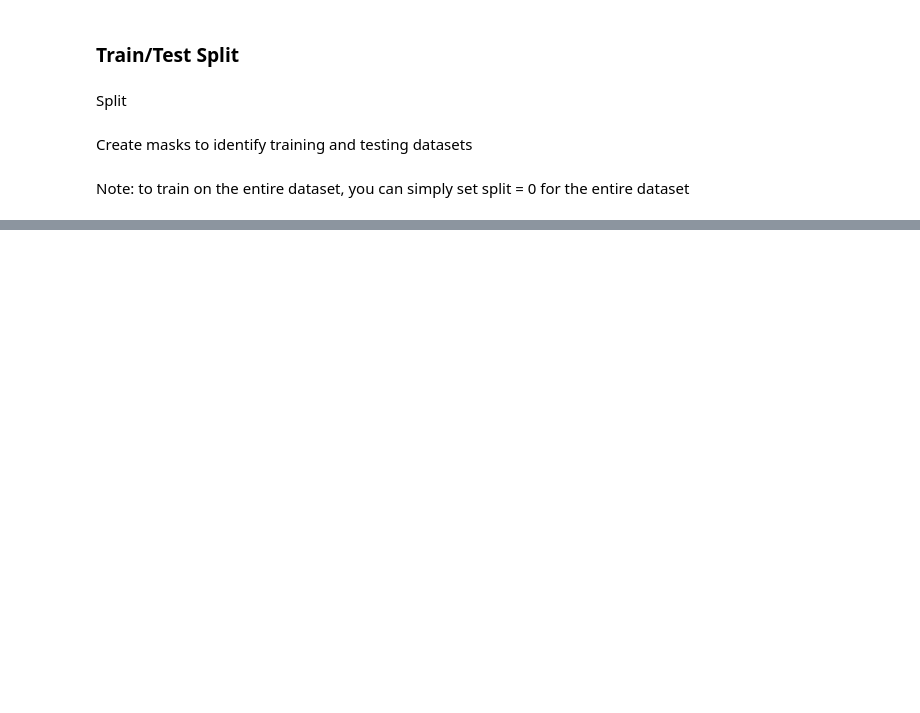
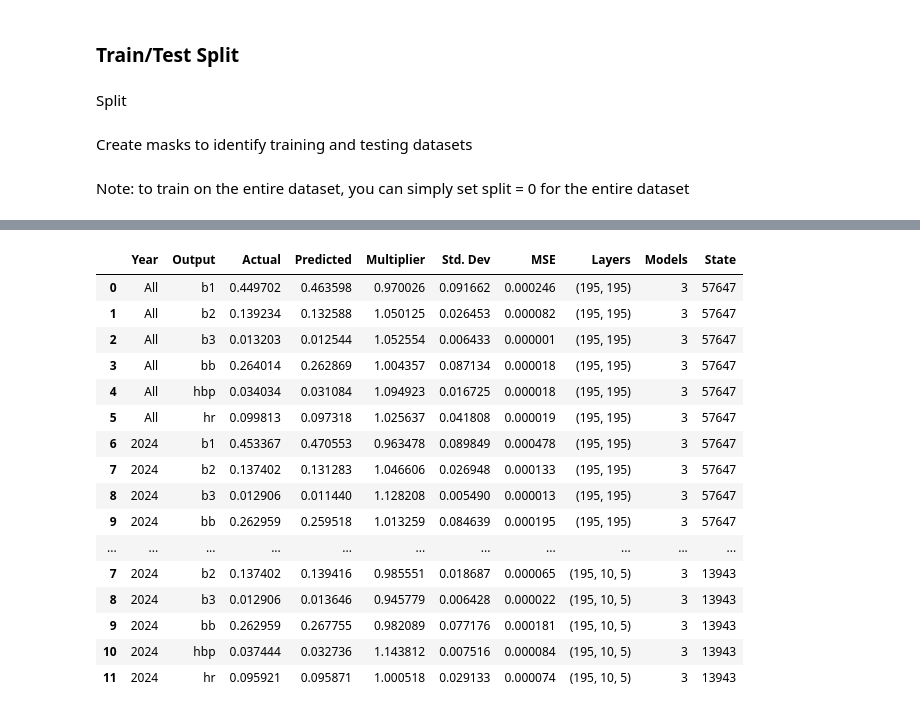
Before and after one commit to jamesgiles1993/Code, a Jupyter notebook: Previous/M03. Plate Appearances-Three.ipynb, the cells around one changed output, grey strips where cells are left out. Saved outputs shown, nothing was run; the diff lists cells and outputs as text; code cells hidden in the pictures; blank space fills up the shorter version.

```diff
--- a/Previous/M03. Plate Appearances-Three.ipynb
+++ b/Previous/M03. Plate Appearances-Three.ipynb
@@ -302,3 +331,5 @@ model_dataset.reset_index(drop=True, inplace=True)
+# %%
+n1 = len(input_list) + 1
 # %% [markdown]
 ### Train/Test Split
 # %% [markdown]
@@ -825,0 +677,2 @@ import winsound; winsound.MessageBeep()
+# %%
+safe_stat_list = []
@@ -825,0 +760,36 @@ import winsound; winsound.MessageBeep()
+# %%
+# All
+all_df_list = []
+for var in safe_outputs:
+    actual = model_dataset.loc[~training_mask & ~out_mask][f'{var}_act'].mean()
+    predicted = model_dataset.loc[~training_mask & ~out_mask][f'{var}_pred'].mean()
+    mult = actual/predicted
+    stdev = model_dataset.loc[~training_mask & ~out_mask][f'{var}_pred'].std()
+    globals()[f"{var}_df"]['se'] = (globals()[f"{var}_df"][f'{var}_act'] - globals()[f"{var}_df"][f'{var}_pred']) ** 2
+    mse = globals()[f"{var}_df"]['se'].mean()
+    all_df = pd.DataFrame(["All", var, actual, predicted, mult, stdev, mse])
+    all_df_list.append(all_df)
+
+all_dfs = pd.concat(all_df_list, axis=1).T
+
+# Year
+recent_df_list = []
+for var in safe_outputs:
+    actual = model_dataset.query(f'year >= {year}').loc[~training_mask & ~out_mask][f'{var}_act'].mean()
+    predicted = model_dataset.query(f'year == {year}').loc[~training_mask & ~out_mask][f'{var}_pred'].mean()
+    mult = actual/predicted
+    stdev = model_dataset.query(f'year == {year}').loc[~training_mask & ~out_mask][f'{var}_pred'].std()
+    globals()[f"{var}_year_df"]['se'] = (globals()[f"{var}_year_df"][f'{var}_act'] - globals()[f"{var}_year_df"][f'{var}_pred']) ** 2
+    mse = globals()[f"{var}_year_df"]['se'].mean()
+    recent_df = pd.DataFrame([str(int(year)), var, actual, predicted, mult, stdev, mse])
+    recent_df_list.append(recent_df)
+
+recent_dfs = pd.concat(recent_df_list, axis=1).T
+
+# # DataFrame
+safe_stat_df = pd.concat([all_dfs, recent_dfs], axis=0).reset_index(drop=True)
+safe_stat_df.columns = ['Year', 'Output', 'Actual', 'Predicted', "Multiplier", 'Std. Dev', 'MSE']
+safe_stat_df['Layers'] = str(layers)
+safe_stat_df['Models'] = num_models
+safe_stat_df['State'] = random_state
+safe_stat_df[['Year', 'Layers', 'Models', 'State', 'Output', 'Actual', 'Predicted', "Multiplier", 'Std. Dev', 'MSE']]
@@ -825,0 +810,22 @@ import winsound; winsound.MessageBeep()
+# %%
+safe_stat_list.append(safe_stat_df)
+all_safe_stat_df = pd.concat(safe_stat_list)
+all_safe_stat_df
+# %% [output]
+|  | Year | Output | Actual | Predicted | Multiplier | Std. Dev | MSE | Layers | Models | State |
+| 0 | All | b1 | 0.449702 | 0.463598 | 0.970026 | 0.091662 | 0.000246 | (195, 195) | 3 | 57647 |
+| 1 | All | b2 | 0.139234 | 0.132588 | 1.050125 | 0.026453 | 0.000082 | (195, 195) | 3 | 57647 |
+| 2 | All | b3 | 0.013203 | 0.012544 | 1.052554 | 0.006433 | 0.000001 | (195, 195) | 3 | 57647 |
+| 3 | All | bb | 0.264014 | 0.262869 | 1.004357 | 0.087134 | 0.000018 | (195, 195) | 3 | 57647 |
+| 4 | All | hbp | 0.034034 | 0.031084 | 1.094923 | 0.016725 | 0.000018 | (195, 195) | 3 | 57647 |
+| 5 | All | hr | 0.099813 | 0.097318 | 1.025637 | 0.041808 | 0.000019 | (195, 195) | 3 | 57647 |
+| 6 | 2024 | b1 | 0.453367 | 0.470553 | 0.963478 | 0.089849 | 0.000478 | (195, 195) | 3 | 57647 |
+| 7 | 2024 | b2 | 0.137402 | 0.131283 | 1.046606 | 0.026948 | 0.000133 | (195, 195) | 3 | 57647 |
+| 8 | 2024 | b3 | 0.012906 | 0.011440 | 1.128208 | 0.005490 | 0.000013 | (195, 195) | 3 | 57647 |
+| 9 | 2024 | bb | 0.262959 | 0.259518 | 1.013259 | 0.084639 | 0.000195 | (195, 195) | 3 | 57647 |
+| ... | ... | ... | ... | ... | ... | ... | ... | ... | ... | ... |
+| 7 | 2024 | b2 | 0.137402 | 0.139416 | 0.985551 | 0.018687 | 0.000065 | (195, 10, 5) | 3 | 13943 |
+| 8 | 2024 | b3 | 0.012906 | 0.013646 | 0.945779 | 0.006428 | 0.000022 | (195, 10, 5) | 3 | 13943 |
+| 9 | 2024 | bb | 0.262959 | 0.267755 | 0.982089 | 0.077176 | 0.000181 | (195, 10, 5) | 3 | 13943 |
+| 10 | 2024 | hbp | 0.037444 | 0.032736 | 1.143812 | 0.007516 | 0.000084 | (195, 10, 5) | 3 | 13943 |
+| 11 | 2024 | hr | 0.095921 | 0.095871 | 1.000518 | 0.029133 | 0.000074 | (195, 10, 5) | 3 | 13943 |
```
Also changed, not shown: parts of 157 cells of this notebook, 39 other files.
